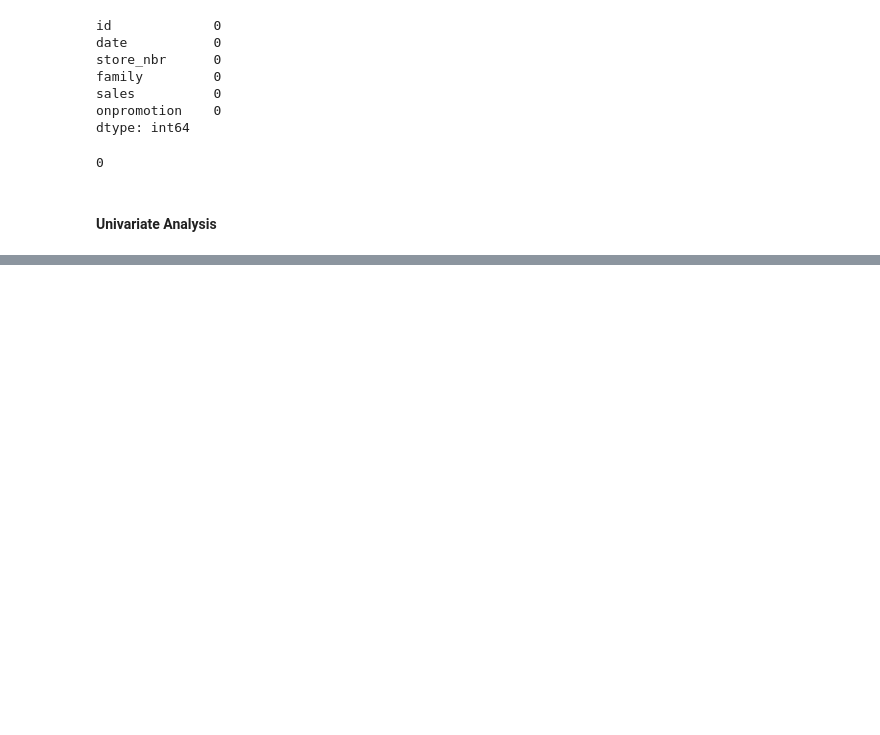
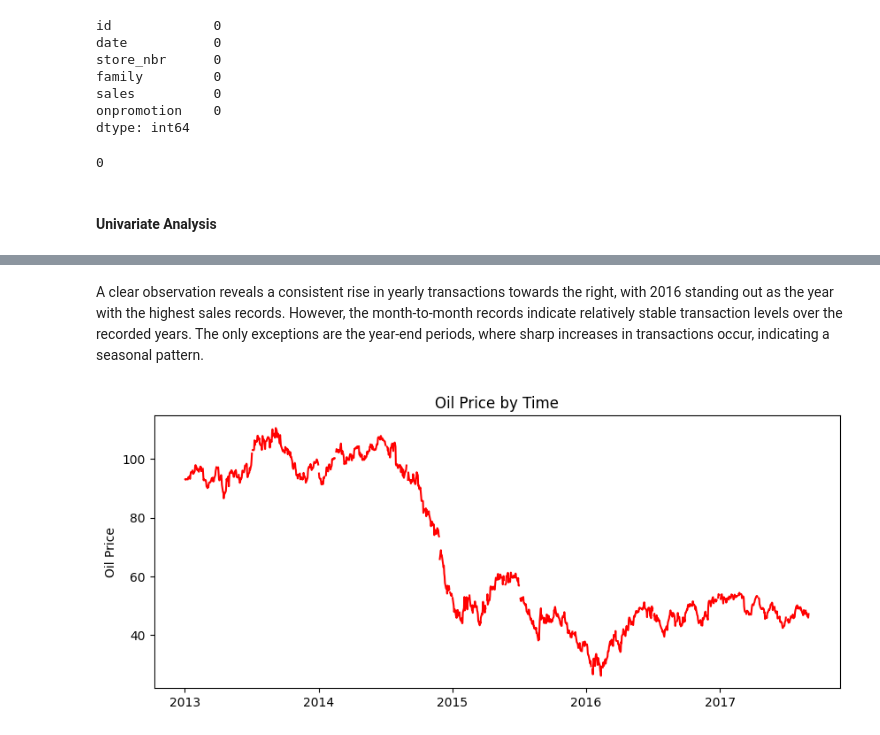
Before and after one commit to BrianBassey37/Data_Science_Projects, a Jupyter notebook: notebooks/RegressionNotebook.ipynb, the cells around one changed output, grey strips where cells are left out. Cells and saved outputs as stored; diff of their text form; code cells hidden in the pictures; blank space fills up the shorter version.

```diff
--- a/notebooks/RegressionNotebook.ipynb
+++ b/notebooks/RegressionNotebook.ipynb
@@ -375,0 +394,14 @@ sales_by_time.plot(figsize = (10,4))
+# %% [markdown]
+A clear observation reveals a consistent rise in yearly transactions towards the right, with 2016 standing out as the year with the highest sales records. However, the month-to-month records indicate relatively stable transaction levels over the recorded years. The only exceptions are the year-end periods, where sharp increases in transactions occur, indicating a seasonal pattern.
+# %%
+oil_data['date'] = pd.to_datetime(oil_data['date'])
+dcoilwtico_by_time = oil_data.groupby('date')['dcoilwtico'].mean().reset_index()
+dcoilwtico_by_time = dcoilwtico_by_time.set_index('date')
+
+plt.figure(figsize=(10, 4))
+plt.plot(dcoilwtico_by_time.index, dcoilwtico_by_time['dcoilwtico'], color='red')
+plt.title('Oil Price by Time')
+plt.ylabel('Oil Price')
+plt.show()
+# %% [output]
+[figure, added]
```
Also changed, not shown: parts of 16 cells of this notebook.
